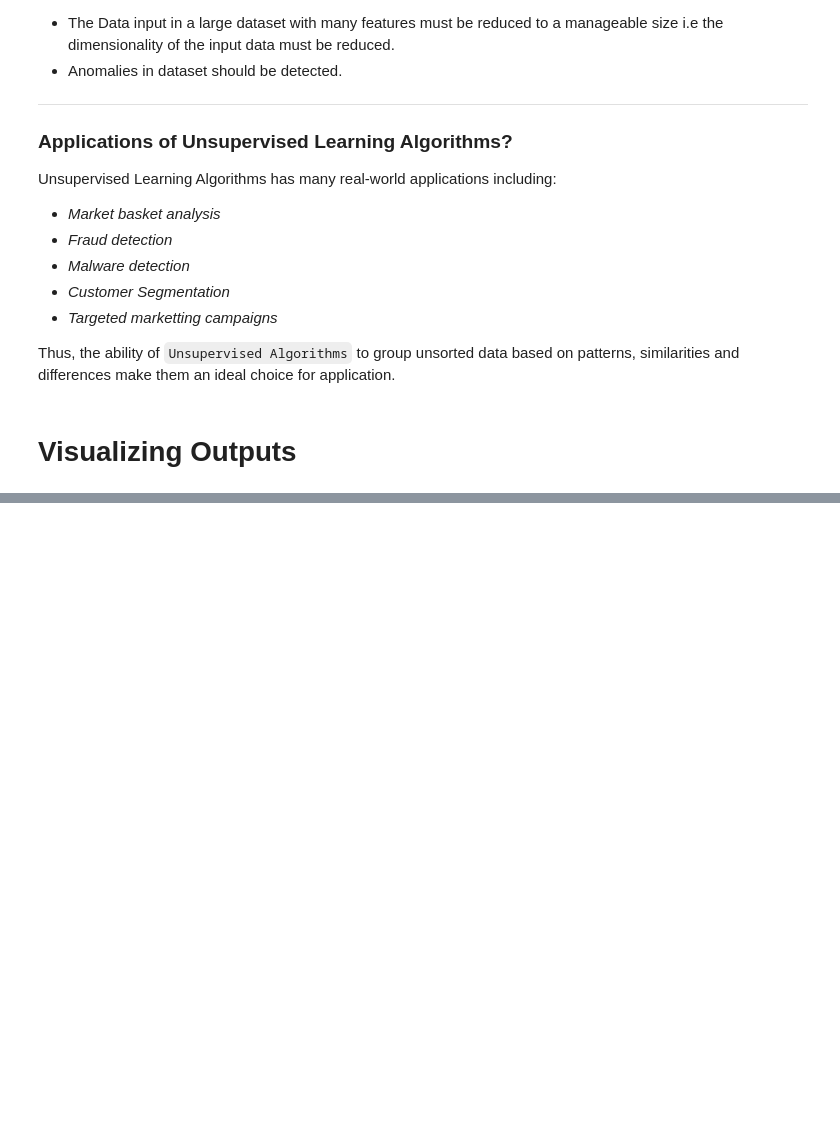
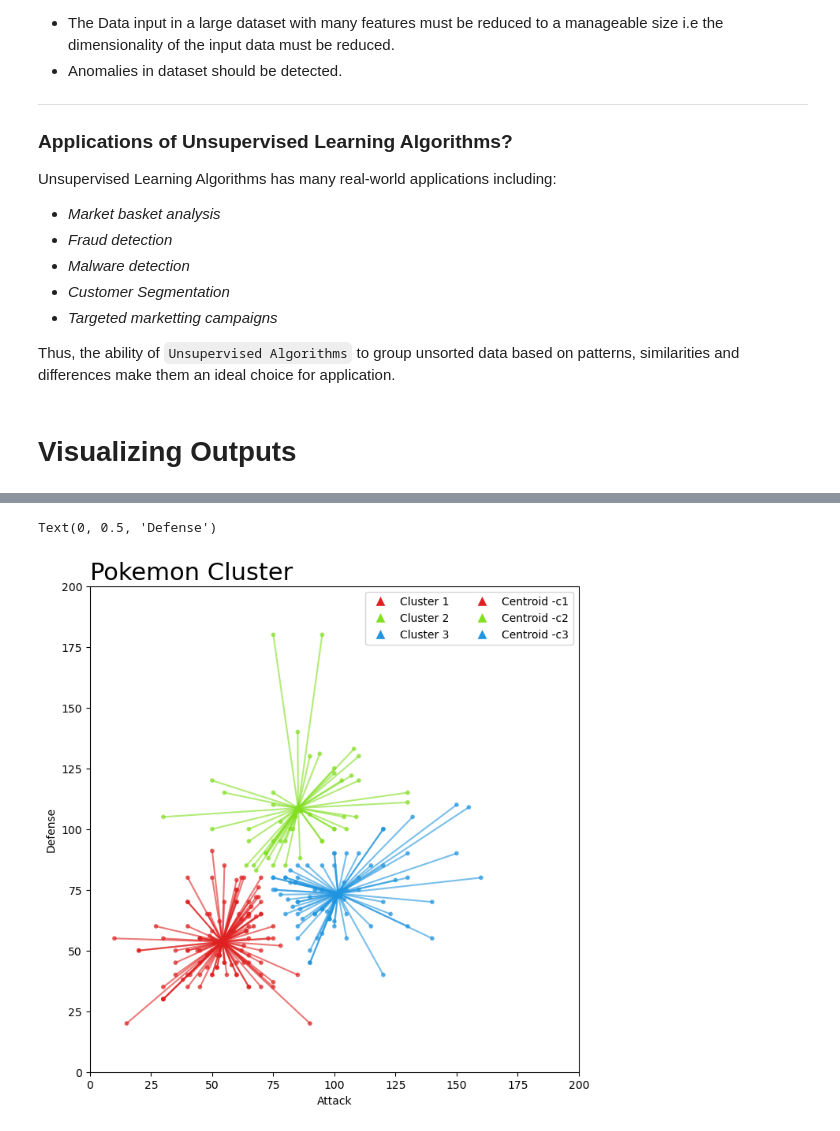
Before and after one commit to devmab24/3Logy-NDI-AI-ML-Crash, a Jupyter notebook: docs/ML_DL_models/Structured_data/UnSupervised-Learning/What_is_UnSupervised_Algorithms.ipynb, the cells around one changed output, grey strips where cells are left out. Cells and saved outputs as stored; diff of their text form; code cells hidden in the pictures; blank space fills up the shorter version.

```diff
--- a/docs/ML_DL_models/Structured_data/UnSupervised-Learning/What_is_UnSupervised_Algorithms.ipynb
+++ b/docs/ML_DL_models/Structured_data/UnSupervised-Learning/What_is_UnSupervised_Algorithms.ipynb
@@ -66,0 +188,48 @@ Thus, the ability of `Unsupervised Algorithms` to group unsorted data based on p
+# %%
+#Let's create a centroid point for each of the clusters
+# Import legend utility
+from matplotlib.lines import Line2D
+
+# Create figure and axes
+# Creates a figure canvas and an axes object (ax). figsize=(8,8) → square plot.
+fig, ax = plt.subplots(1, figsize = (8,8))
+
+# Plot data points
+# Plots all data points: `X → Attack, Y → Defense, Color → cluster color (df.c)`
+ax.scatter(df.Attack, df.Defense, c=df.c, s=10, alpha=0.6)
+
+# Plot centroids
+# Plots cluster centers: `(marker='^' → triangle marker, c=colors → same color as clusters, s=70 → larger size for visibility`
+ax.scatter(cen_x, cen_y, marker='^', c=colors, s=70)
+
+# Draw lines from points → centroids
+# Iterates over every row in the dataset: For each point; It creates a line from: (`(Attack, Defense) → (cen_x, cen_y)`)
+for idx, val in df.iterrows():
+    x= [val.Attack, val.cen_x]
+    y= [val.Defense, val.cen_y]
+    ax.plot(x, y, c=val.c, alpha=0.6)
+
+#Create centroid legend entries; NOTE:(Created but never used)
+# cent_leg = [Line2D([0], [0], marker='^', color='w', label='Centroid -c{}'.format(i+1),
+#                   markerfacecolor=mcolor, markersize=10) for i, mcolor in enumerate(colors)]
+
+#Create cluster legend entries
+legend_elements = [Line2D([0], [0], marker='^', color='w', label='Cluster {}'.format(i+1),
+                  markerfacecolor=mcolor, markersize=10) for i, mcolor in enumerate(colors)]
+
+# Extend legend with centroids
+legend_elements.extend( [Line2D([0], [0], marker='^', color='w', label='Centroid -c{}'.format(i+1),
+                  markerfacecolor=mcolor, markersize=10) for i, mcolor in enumerate(colors)])
+
+# Display legend
+ax.legend(handles=legend_elements, loc='upper right', ncol=2)
+# Set axis limits, Fixes plot range, Keeps visualization consistent, Prevents auto-scaling
+ax.set_xlim(0, 200)
+ax.set_ylim(0, 200)
+# Title and labels
+ax.set_title('Pokemon Cluster', loc='left', fontsize=22)
+ax.set_xlabel('Attack')
+ax.set_ylabel('Defense')
+# %% [output]
+Text(0, 0.5, 'Defense')
+[figure, added]
```
Also changed, not shown: parts of 16 cells of this notebook.
